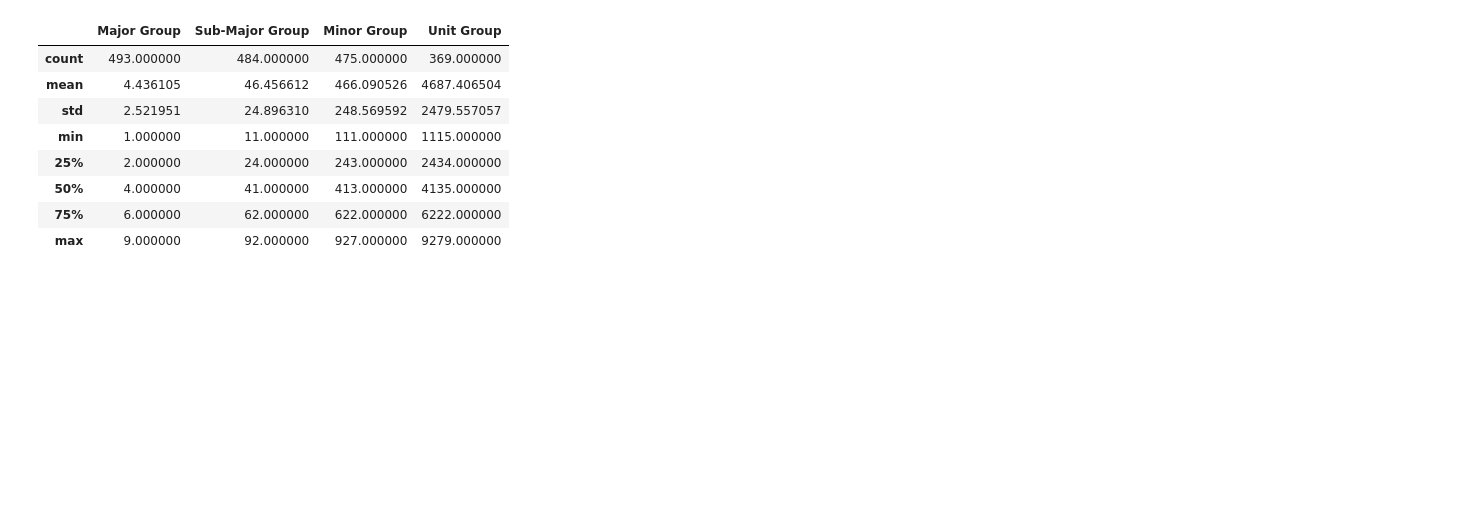
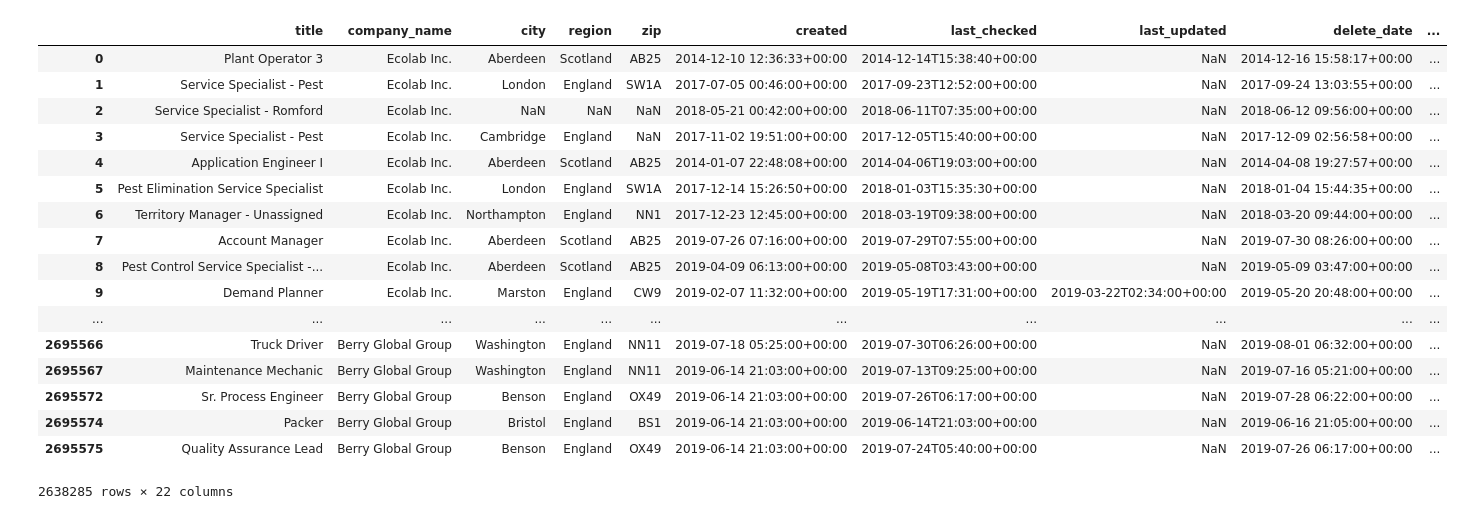
Before and after one commit to Khumo94/citadel-datathon-2019, a Jupyter notebook: load-dataset-1.ipynb, the cells around one changed output. Cells and saved outputs as stored; diff of their text form; code cells hidden in the pictures; blank space fills up the shorter version.

```diff
--- a/load-dataset-1.ipynb
+++ b/load-dataset-1.ipynb
@@ -59,14 +83,21 @@ plt.show()
 # %%
-job_listings = job_listings.dropna(subset=["created","delete_date"])
+job_listings.dropna(
+# %% [output]
+|  | title | company_name | city | region | zip | created | last_checked | last_updated | delete_date | ... |
+| 0 | Plant Operator 3 | Ecolab Inc. | Aberdeen | Scotland | AB25 | 2014-12-10 12:36:33+00:00 | 2014-12-14T15:38:40+00:00 | NaN | 2014-12-16 15:58:17+00:00 | ... |
+| 1 | Service Specialist - Pest | Ecolab Inc. | London | England | SW1A | 2017-07-05 00:46:00+00:00 | 2017-09-23T12:52:00+00:00 | NaN | 2017-09-24 13:03:55+00:00 | ... |
+| 2 | Service Specialist - Romford | Ecolab Inc. | NaN | NaN | NaN | 2018-05-21 00:42:00+00:00 | 2018-06-11T07:35:00+00:00 | NaN | 2018-06-12 09:56:00+00:00 | ... |
+| 3 | Service Specialist - Pest | Ecolab Inc. | Cambridge | England | NaN | 2017-11-02 19:51:00+00:00 | 2017-12-05T15:40:00+00:00 | NaN | 2017-12-09 02:56:58+00:00 | ... |
+| 4 | Application Engineer I | Ecolab Inc. | Aberdeen | Scotland | AB25 | 2014-01-07 22:48:08+00:00 | 2014-04-06T19:03:00+00:00 | NaN | 2014-04-08 19:27:57+00:00 | ... |
+| 5 | Pest Elimination Service Specialist | Ecolab Inc. | London | England | SW1A | 2017-12-14 15:26:50+00:00 | 2018-01-03T15:35:30+00:00 | NaN | 2018-01-04 15:44:35+00:00 | ... |
+| 6 | Territory Manager - Unassigned | Ecolab Inc. | Northampton | England | NN1 | 2017-12-23 12:45:00+00:00 | 2018-03-19T09:38:00+00:00 | NaN | 2018-03-20 09:44:00+00:00 | ... |
+| 7 | Account Manager | Ecolab Inc. | Aberdeen | Scotland | AB25 | 2019-07-26 07:16:00+00:00 | 2019-07-29T07:55:00+00:00 | NaN | 2019-07-30 08:26:00+00:00 | ... |
+| 8 | Pest Control Service Specialist -... | Ecolab Inc. | Aberdeen | Scotland | AB25 | 2019-04-09 06:13:00+00:00 | 2019-05-08T03:43:00+00:00 | NaN | 2019-05-09 03:47:00+00:00 | ... |
+| 9 | Demand Planner | Ecolab Inc. | Marston | England | CW9 | 2019-02-07 11:32:00+00:00 | 2019-05-19T17:31:00+00:00 | 2019-03-22T02:34:00+00:00 | 2019-05-20 20:48:00+00:00 | ... |
+| ... | ... | ... | ... | ... | ... | ... | ... | ... | ... | ... |
+| 2695566 | Truck Driver | Berry Global Group | Washington | England | NN11 | 2019-07-18 05:25:00+00:00 | 2019-07-30T06:26:00+00:00 | NaN | 2019-08-01 06:32:00+00:00 | ... |
+| 2695567 | Maintenance Mechanic | Berry Global Group | Washington | England | NN11 | 2019-06-14 21:03:00+00:00 | 2019-07-13T09:25:00+00:00 | NaN | 2019-07-16 05:21:00+00:00 | ... |
+| 2695572 | Sr. Process Engineer | Berry Global Group | Benson | England | OX49 | 2019-06-14 21:03:00+00:00 | 2019-07-26T06:17:00+00:00 | NaN | 2019-07-28 06:22:00+00:00 | ... |
+| 2695574 | Packer | Berry Global Group | Bristol | England | BS1 | 2019-06-14 21:03:00+00:00 | 2019-06-14T21:03:00+00:00 | NaN | 2019-06-16 21:05:00+00:00 | ... |
+| 2695575 | Quality Assurance Lead | Berry Global Group | Benson | England | OX49 | 2019-06-14 21:03:00+00:00 | 2019-07-24T05:40:00+00:00 | NaN | 2019-07-26 06:17:00+00:00 | ... |
+2638285 rows × 22 columns
-# %%
-soc_code_legend.describe()
-# %% [output]
-|  | Major Group | Sub-Major Group | Minor Group | Unit Group |
-| count | 493.000000 | 484.000000 | 475.000000 | 369.000000 |
-| mean | 4.436105 | 46.456612 | 466.090526 | 4687.406504 |
-| std | 2.521951 | 24.896310 | 248.569592 | 2479.557057 |
-| min | 1.000000 | 11.000000 | 111.000000 | 1115.000000 |
-| 25% | 2.000000 | 24.000000 | 243.000000 | 2434.000000 |
-| 50% | 4.000000 | 41.000000 | 413.000000 | 4135.000000 |
-| 75% | 6.000000 | 62.000000 | 622.000000 | 6222.000000 |
-| max | 9.000000 | 92.000000 | 927.000000 | 9279.000000 |
```
Also changed, not shown: parts of 3 cells of this notebook, 3 other files.
